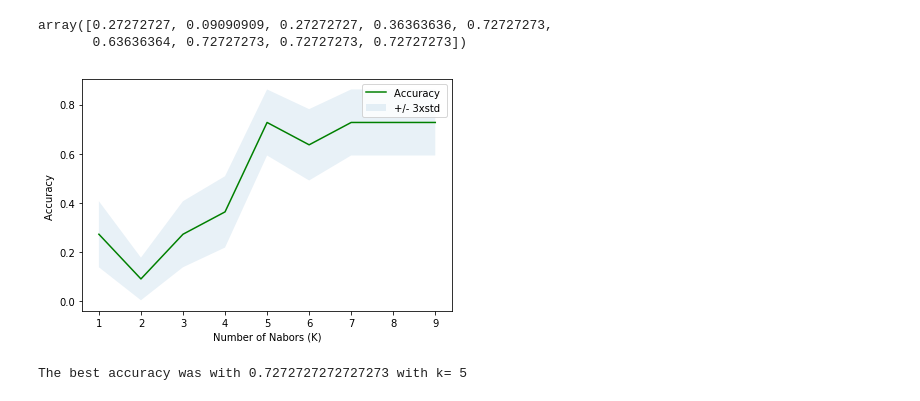
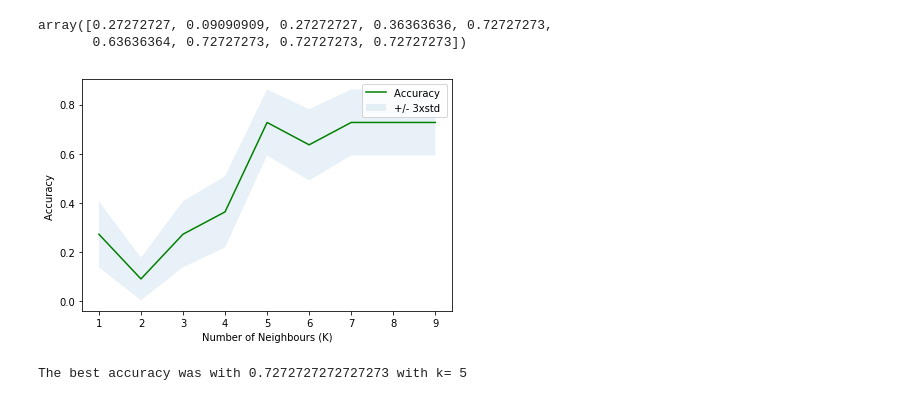
Before and after one commit to DracoStandard/Coursera_Capstone, a Jupyter notebook: Capstone Project.ipynb, the cells around one changed output. Cells and saved outputs as stored; diff of their text form; code cells hidden in the pictures.

```diff
--- a/Capstone Project.ipynb
+++ b/Capstone Project.ipynb
@@ -1144,13 +1144,13 @@ array([0.27272727, 0.09090909, 0.27272727, 0.36363636, 0.72727273,
 # %%
 plt.plot(range(1,Ks),mean_acc,'g')
 plt.fill_between(range(1,Ks),mean_acc - 1 * std_acc,mean_acc + 1 * std_acc, alpha=0.10)
 plt.legend(('Accuracy ', '+/- 3xstd'))
 plt.ylabel('Accuracy ')
-plt.xlabel('Number of Nabors (K)')
+plt.xlabel('Number of Neighbours (K)')
 plt.tight_layout()
 plt.show()
 # %% [output]
-[figure, old version]
+[figure, new version]
 # %%
 print( "The best accuracy was with", mean_acc.max(), "with k=", mean_acc.argmax()+1)
 # %% [output]
```
